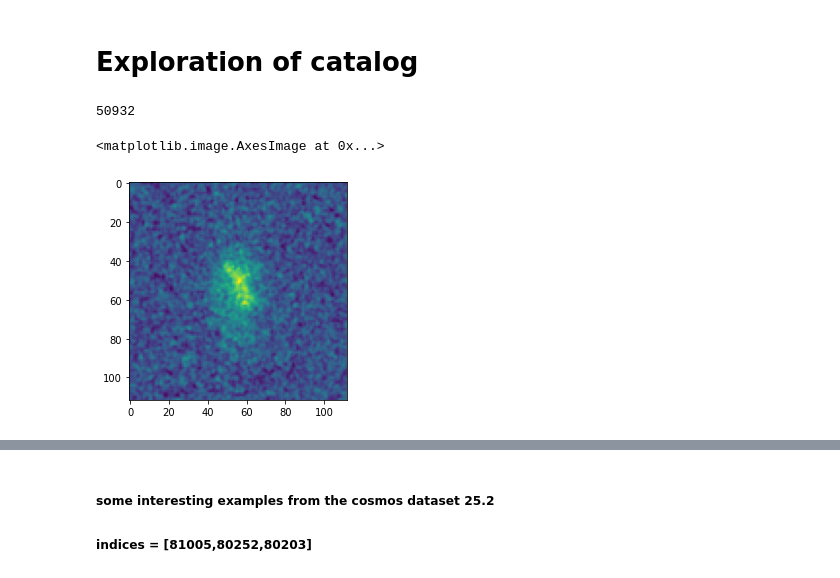
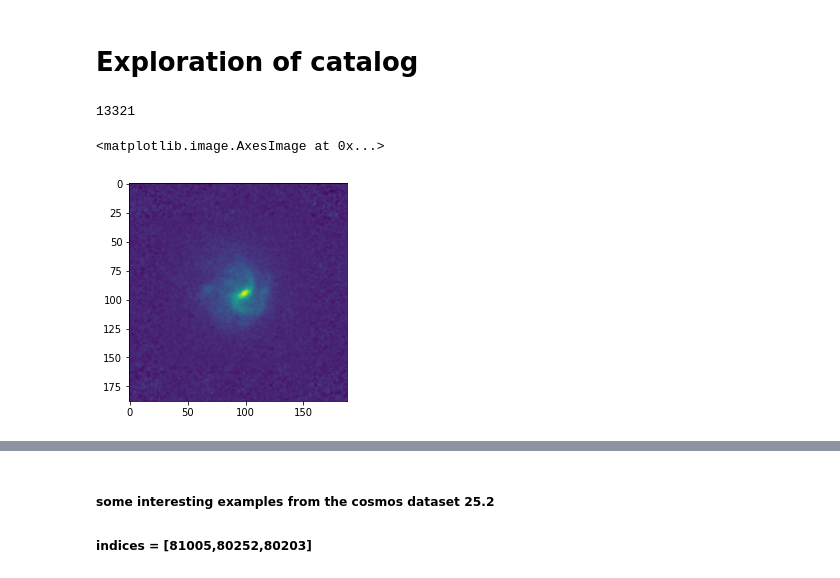
Before and after one commit to AlexandreAdam/Censai, a Jupyter notebook: notebooks/cosmos_dataset.ipynb, the cells around one changed output, grey strips where cells are left out. Cells and saved outputs as stored; diff of their text form; code cells hidden in the pictures.

```diff
--- a/notebooks/cosmos_dataset.ipynb
+++ b/notebooks/cosmos_dataset.ipynb
@@ -40,25 +40,25 @@ window = window[np.newaxis, ..., np.newaxis]
 # %% [markdown]
 # Exploration of catalog
 # %%
-catalog = galsim.COSMOSCatalog(sample="23.5", dir="/home/aadam/scratch/data/COSMOS/COSMOS_23.5_training_sample", exclusion_level="marginal")
+catalog = galsim.COSMOSCatalog(sample="23.5", dir="/home/aadam/scratch/data/COSMOS/COSMOS_23.5_training_sample", exclusion_level="marginal", min_flux=50)
 # catalog = galsim.COSMOSCatalog(sample="25.2", dir="/home/aadam/scratch/data/COSMOS/COSMOS_25.2_training_sample", exclusion_level="marginal", min_hlr=2)
 cat_param = catalog.param_cat[catalog.orig_index]
 # %%
 catalog.getNObjects()
 # %% [output]
-50932
+13321
 # %%
 # basic drawing, no modification
 # ind = 2499
 # ind = 161
-ind = 11
+ind = 6459
 
 
 gal = catalog.makeGalaxy(ind, gal_type='real', noise_pad_size=1*pixels * pixel_scale)
 psf = gal.original_psf
 gal = galsim.Convolve(gal, psf)
 # plt.imshow(gal.drawImage().array, cmap="bone", norm=ImageNormalize(stretch=LogStretch()))
 plt.imshow(gal.drawImage().array)
 # %% [output]
 <matplotlib.image.AxesImage at 0x...>
-[figure, old version]
+[figure, new version]
```
Also changed, not shown: parts of 17 cells of this notebook, 7 other files.
